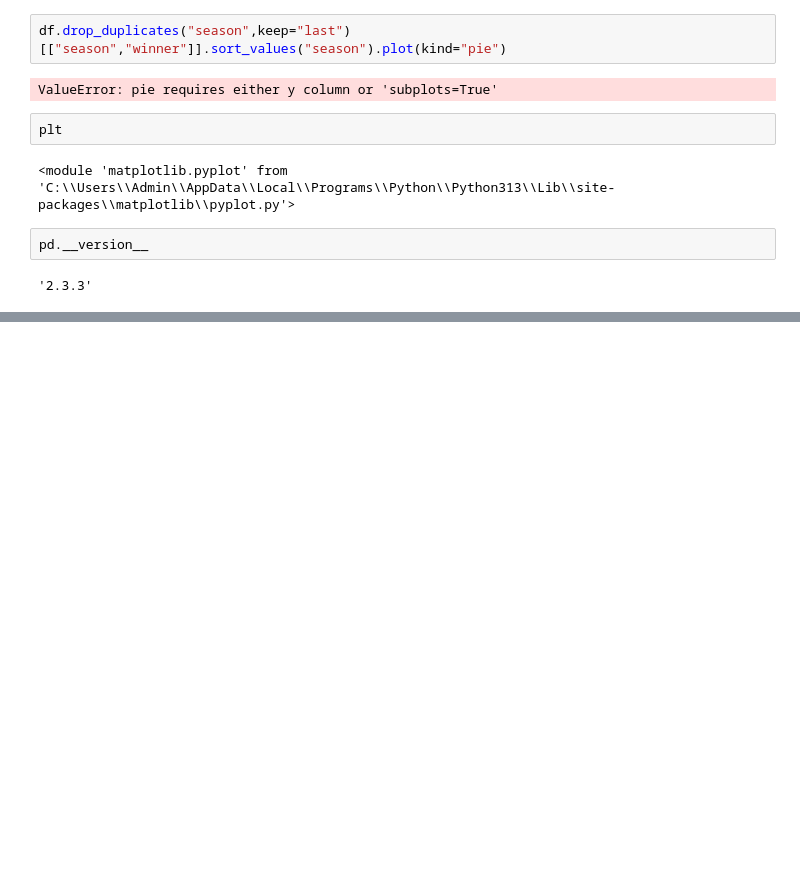
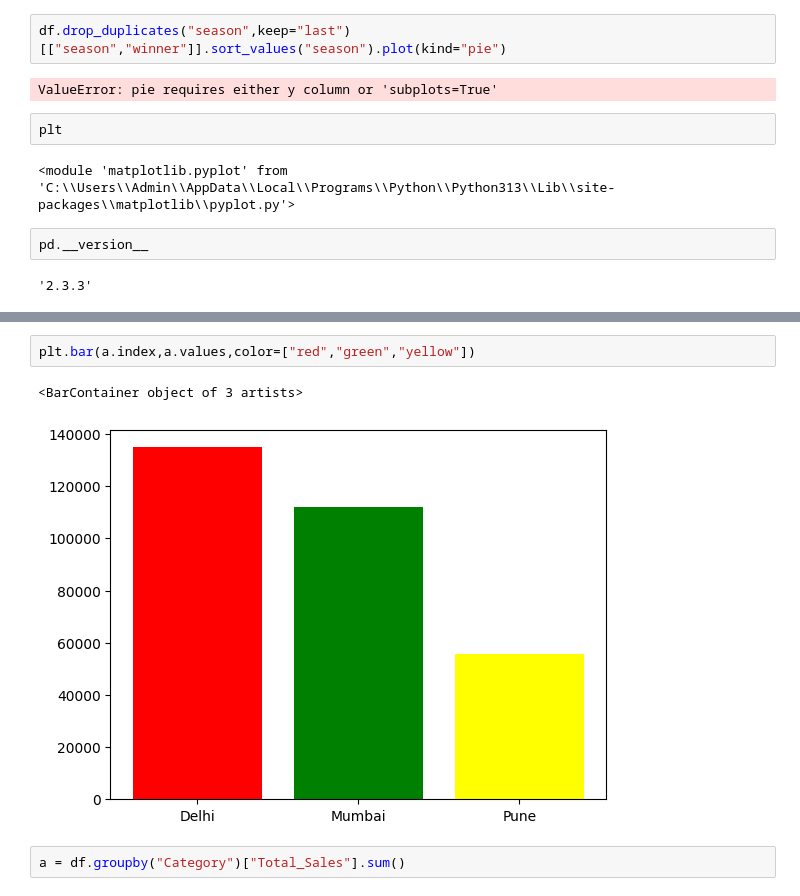
Before and after one commit to roshan-pardeshi/Python_Pandas, a Jupyter notebook: Untitled117.ipynb, the cells around one changed output, grey strips where cells are left out. Saved outputs shown, nothing was run; the diff lists cells and outputs as text; blank space fills up the shorter version.

```diff
--- a/Untitled117.ipynb
+++ b/Untitled117.ipynb
@@ -429,0 +581,7 @@ pd.__version__
+# %%
+plt.bar(a.index,a.values,color=["red","green","yellow"])
+# %% [output]
+<BarContainer object of 3 artists>
+[figure, added]
+# %%
+a = df.groupby("Category")["Total_Sales"].sum()
```
Also changed, not shown: parts of 36 cells of this notebook, 2 other files.
